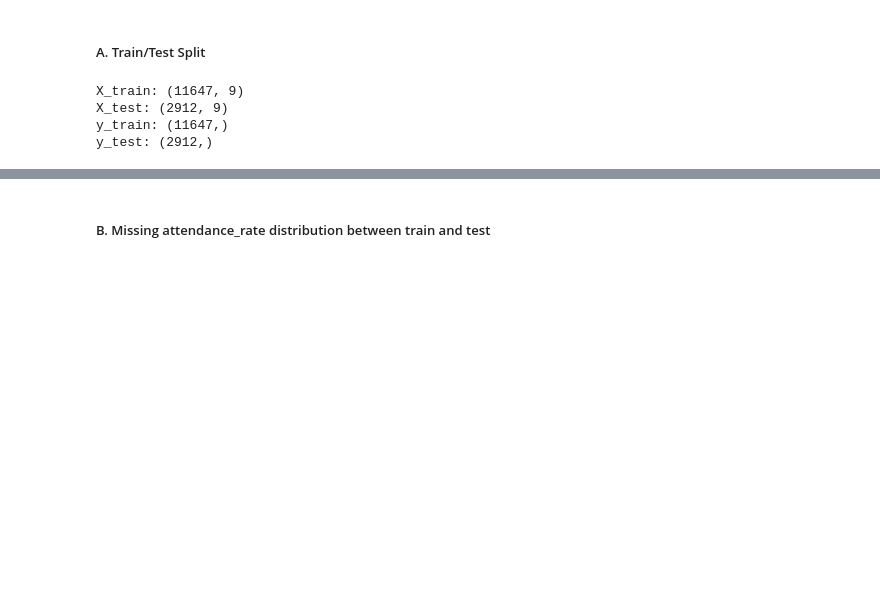
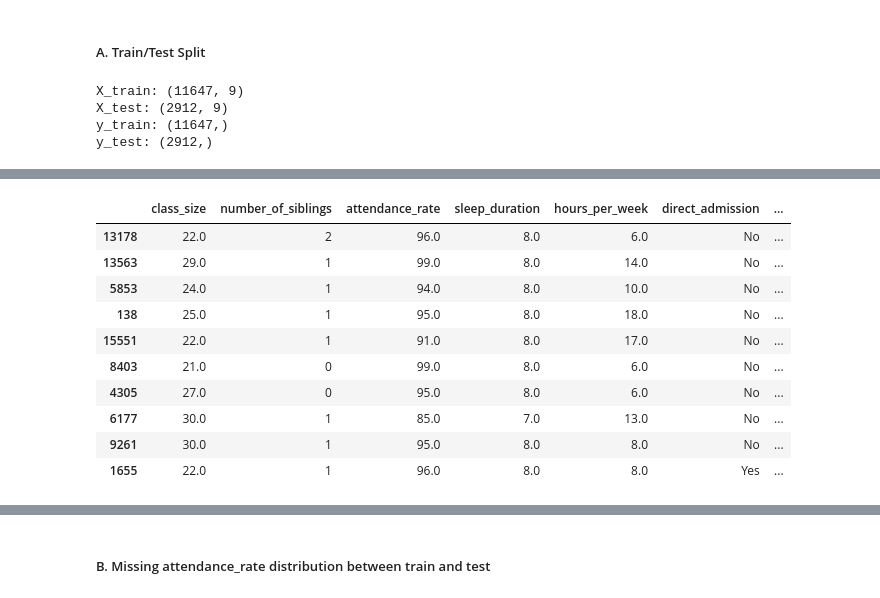
Before and after one commit to thedataanalyst-ylime/o-level-mathematics-performance-analysis, a Jupyter notebook: eda.ipynb, the cells around one changed output, grey strips where cells are left out. Cells and saved outputs as stored; diff of their text form; code cells hidden in the pictures; blank space fills up the shorter version.

```diff
--- a/eda.ipynb
+++ b/eda.ipynb
@@ -2119,0 +2153,14 @@ y_test: (2912,)
+# %%
+X_test.head(10)
+# %% [output]
+|  | class_size | number_of_siblings | attendance_rate | sleep_duration | hours_per_week | direct_admission | ... |
+| 13178 | 22.0 | 2 | 96.0 | 8.0 | 6.0 | No | ... |
+| 13563 | 29.0 | 1 | 99.0 | 8.0 | 14.0 | No | ... |
+| 5853 | 24.0 | 1 | 94.0 | 8.0 | 10.0 | No | ... |
+| 138 | 25.0 | 1 | 95.0 | 8.0 | 18.0 | No | ... |
+| 15551 | 22.0 | 1 | 91.0 | 8.0 | 17.0 | No | ... |
+| 8403 | 21.0 | 0 | 99.0 | 8.0 | 6.0 | No | ... |
+| 4305 | 27.0 | 0 | 95.0 | 8.0 | 6.0 | No | ... |
+| 6177 | 30.0 | 1 | 85.0 | 7.0 | 13.0 | No | ... |
+| 9261 | 30.0 | 1 | 95.0 | 8.0 | 8.0 | No | ... |
+| 1655 | 22.0 | 1 | 96.0 | 8.0 | 8.0 | Yes | ... |
```
Also changed, not shown: parts of 24 cells of this notebook.
